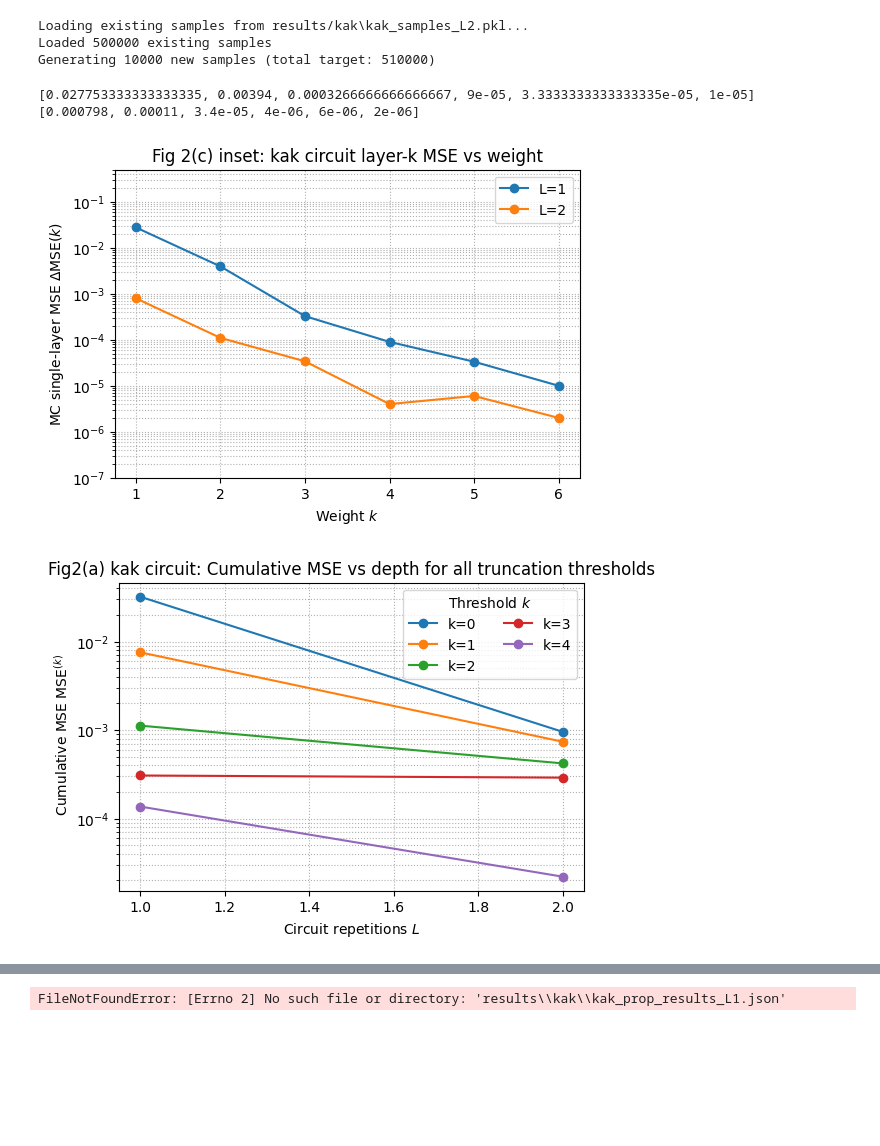
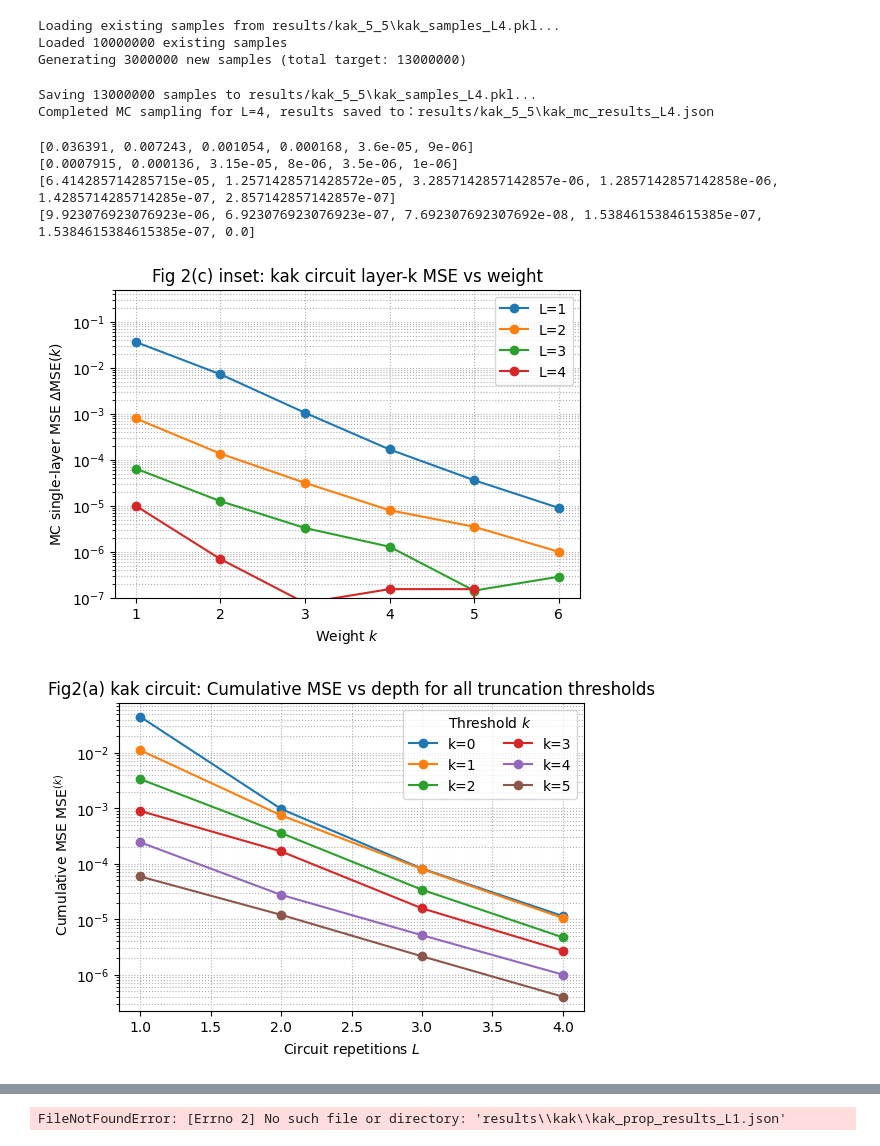
Before and after one commit to mdrdope/PauliPropagation.py, a Jupyter notebook: test_kak.ipynb, the cells around one changed output, grey strips where cells are left out. Cells and saved outputs as stored; diff of their text form; code cells hidden in the pictures; blank space fills up the shorter version.

```diff
--- a/test_kak.ipynb
+++ b/test_kak.ipynb
@@ -93,13 +123,13 @@ print(exp_kak_2d)
 # L = 1, 15w samples
 # L = 2, 30w samples
 
-nx, ny = 5, 5
-L_vals = [2]
-M = 10000 * 100
+nx, ny = 5,5
+L_vals = [4]
+M = 10000 * 1500
 max_kk = 6
 
 # Prepare the output directory
-out_dir = "results/kak"
+out_dir = f"results/kak_{nx}_{ny}"
 os.makedirs(out_dir, exist_ok=True)
 # %%
 for L in L_vals:
@@ -156,24 +186,24 @@ for L in L_vals:
 
     print(f"Completed MC sampling for L={L}, results saved to：{filename}")
 # %% [output]
-Loading existing samples from results/kak\kak_samples_L2.pkl...
-Loaded 500000 existing samples
-Generating 10000 new samples (total target: 510000)
+Loading existing samples from results/kak_5_5\kak_samples_L4.pkl...
+Loaded 10000000 existing samples
+Generating 3000000 new samples (total target: 13000000)
+Saving 13000000 samples to results/kak_5_5\kak_samples_L4.pkl...
+Completed MC sampling for L=4, results saved to：results/kak_5_5\kak_mc_results_L4.json
 # %%
-L_vals = [1,2]
+L_vals = [1,2,3,4]
 mc_results_dict = {"weight_mse":  { str(k): [] for k in range(max_kk + 1) },
                    "cum_mse":     { str(k): [] for k in range(max_kk + 1) },
                    "weight_hist": {}}
 
 # For each L, open the corresponding JSON file, load the data, and append it to mc_results_dict
-
 for L in L_vals:
     filename = os.path.join(out_dir, f"kak_mc_results_L{L}.json")
     with open(filename, "r") as f:
         data_L = json.load(f)
 
     #  Append the single-layer ΔMSE (weight_mse) and cumulative MSE (cum_mse) to their respective lists
-    #    Note: The keys in the JSON are strings "0", "1", etc., we keep them consistent here
     for k in range(max_kk + 1):
         mc_results_dict["weight_mse"][str(k)].append(data_L["weight_mse"][str(k)])
         mc_results_dict["cum_mse"][str(k)].append(data_L["cum_mse"][str(k)])
@@ -198,24 +228,26 @@ plt.legend()
 plt.grid(True, which='both', ls=':')
 plt.show()
 # %% [output]
-[0.027753333333333335, 0.00394, 0.0003266666666666667, 9e-05, 3.3333333333333335e-05, 1e-05]
-[0.000798, 0.00011, 3.4e-05, 4e-06, 6e-06, 2e-06]
+[0.036391, 0.007243, 0.001054, 0.000168, 3.6e-05, 9e-06]
+[0.0007915, 0.000136, 3.15e-05, 8e-06, 3.5e-06, 1e-06]
+[6.414285714285715e-05, 1.2571428571428572e-05, 3.2857142857142857e-06, 1.2857142857142858e-06, 1.4285714285714285e-07, 2.857142857142857e-07]
+[9.923076923076923e-06, 6.923076923076923e-07, 7.692307692307692e-08, 1.5384615384615385e-07, 1.5384615384615385e-07, 0.0]
-[figure, old version]
+[figure, new version]
 # %%
 # —— cumulative MSE vs circuit repetitions for all kk from 0 to max_kk ——
 plt.figure(figsize=(6, 4))
-for kk in range(0,5):
+for kk in range(0,6):
     ys = mc_results_dict['cum_mse'][f"{kk}"]   # list of length len(L_vals)
     plt.plot(L_vals, ys, marker='o', label=f'k={kk}')
 plt.yscale('log')
 plt.xlabel('Circuit repetitions $L$')
 plt.ylabel(' Cumulative MSE $\\mathrm{MSE}^{(k)}$')
 plt.title('Fig2(a) kak circuit: Cumulative MSE vs depth for all truncation thresholds')
 plt.legend(title='Threshold $k$', ncol=2)
 plt.grid(True, which='both', ls=':')
 plt.show()
 # %% [output]
-[figure, old version]
+[figure, new version]
 # %%
 plt.figure(figsize=(8,6))
 
```
Also changed, not shown: parts of 8 cells of this notebook, 51 other files.
